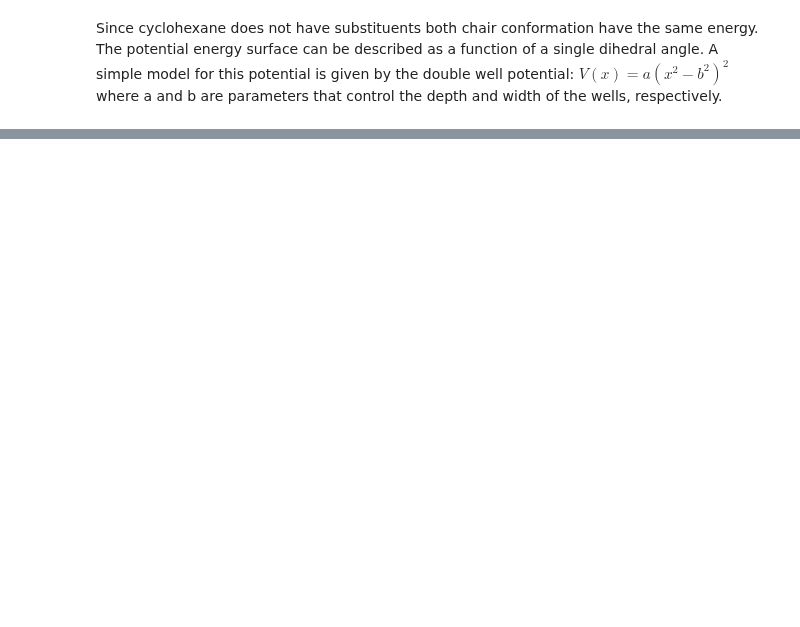
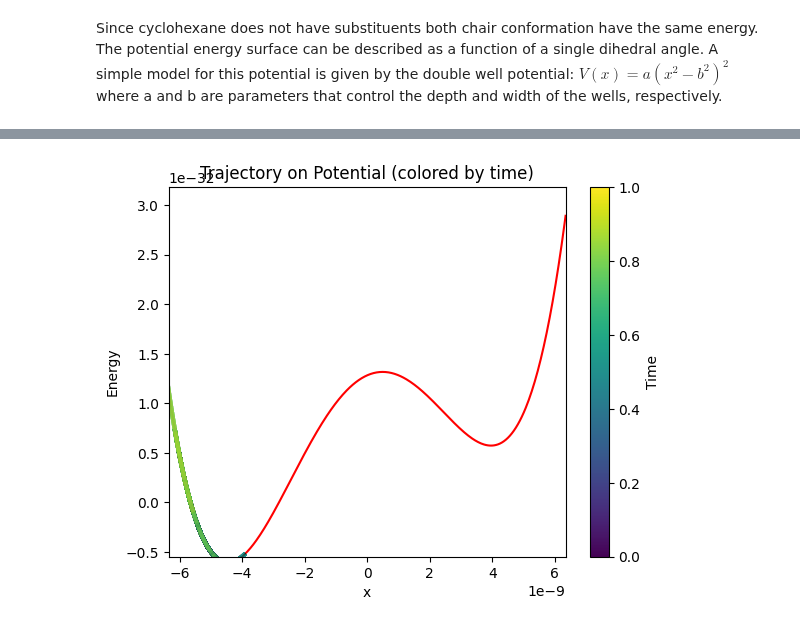
Before and after one commit to ccastilloo/ToyMD, a Jupyter notebook: lab3.ipynb, the cells around one changed output, grey strips where cells are left out. Saved outputs shown, nothing was run; the diff lists cells and outputs as text; code cells hidden in the pictures; blank space fills up the shorter version.

```diff
--- a/lab3.ipynb
+++ b/lab3.ipynb
@@ -41,0 +50,10 @@ traj.plot_on_potential(xmin=-200*a0, xmax=200.0*a0)
+# %%
+pot2 = create_potential("AsimmetricDoublewell", a=40, b=80*a0, c=0.0005*a0**2) # create potential object
+# %%
+traj = Trajectory1D(potential=pot2, m=8*uma, dt=1e-15, steps=100000, x0=-80*a0, v0=0.0, integrator="langevin", gamma=1.0e12, T=100)
+# %%
+#Run the dynamic and analyze the plots
+traj.run()
+traj.plot_on_potential(xmin=-120*a0, xmax=120.0*a0)
+# %% [output]
+[figure, added]
```
Also changed, not shown: parts of 6 cells of this notebook, 3 other files.
